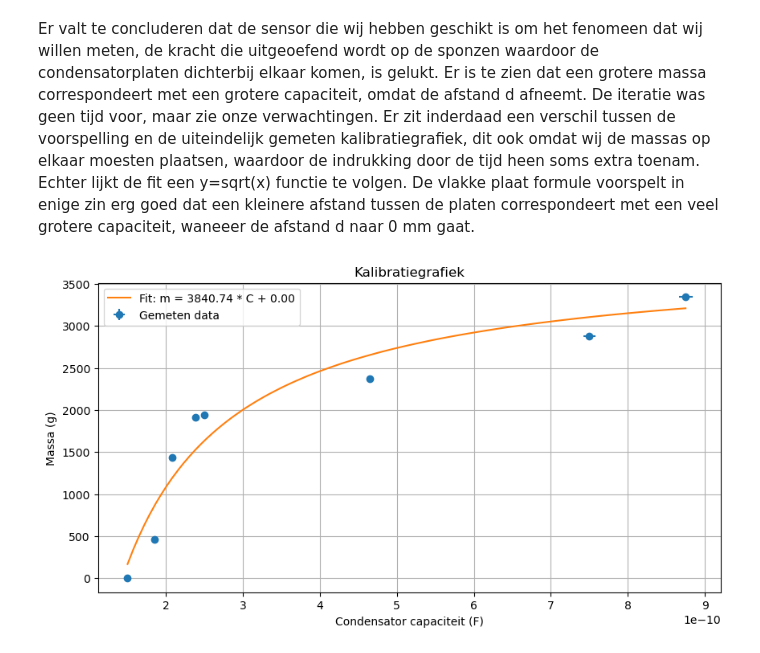
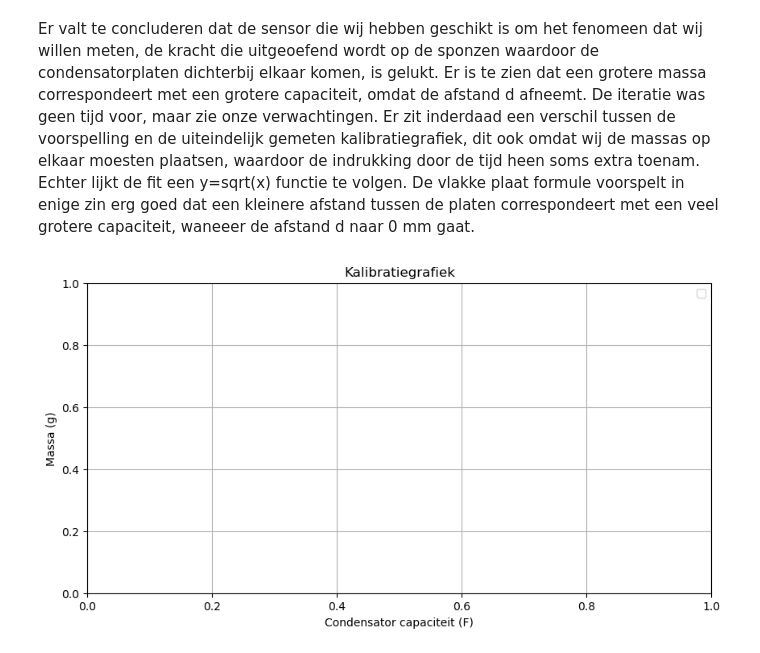
Before and after one commit to wpfPeutz/opdrachten-DEF-D, a Jupyter notebook: FysiekeOntwerpopdrachten/2OntwerpEenSensorCondensator/DEFOntwerpopdracht2OntwerpEenSensorInvulTemplate.ipynb, the cells around one changed output. Cells and saved outputs as stored; diff of their text form; code cells hidden in the pictures.

```diff
--- a/FysiekeOntwerpopdrachten/2OntwerpEenSensorCondensator/DEFOntwerpopdracht2OntwerpEenSensorInvulTemplate.ipynb
+++ b/FysiekeOntwerpopdrachten/2OntwerpEenSensorCondensator/DEFOntwerpopdracht2OntwerpEenSensorInvulTemplate.ipynb
@@ -114,3 +114,32 @@ print(np.mean(functieNaam(oppervlakte_test, d, diëlektrische_constante_test)*1e
 5.902791878 pF
 177.08375634 pF
 25.27800529184836 pF
+# %%
+import numpy as np
+import matplotlib.pyplot as plt
+
+epsilon_0 = 8.854187817e-12
+epsilon_r = 1.0
+S = 0.01
+w = 0.1
+z0 = 0.015       # 15 mm startafstand
+k = 4.335e-6     # Geschatte samendrukking in m/g
+
+m = np.linspace(0, 3345, 100)
+d = z0 - k * m   # De afstand d als functie van massa m
+
+b = d / w
+C0 = (epsilon_0 * epsilon_r * S) / d
+C_theory = C0 * (1 + 2.343 * (b**0.891))
+
+# Plotten
+plt.figure(figsize=(10, 6))
+plt.plot(C_theory * 1e12, m, 'r-', label='Theoretisch Model (incl. Edge Effect)')
+plt.xlabel("Capaciteit (pF)")
+plt.ylabel("Massa (g)")
+plt.title("Theoretische Kalibratiegrafiek: Massa als functie van Capaciteit")
+plt.grid(True, linestyle='--', alpha=0.7)
+plt.legend()
+plt.show()
+
+print(f"Theoretisch bereik: {min(C_theory*1e12):.2f} pF tot {max(C_theory*1e12):.2f} pF")
@@ -322,31 +354,30 @@ Er valt te concluderen dat de sensor die wij hebben geschikt is om het fenomeen
 # %%
 # Plot hier je gemeten kalibratiegrafiek en plot in dezelfde figuur ook je verwachte ontwerpgrafiek.
 from scipy.optimize import curve_fit
 m1= 973.3
 m2=972.2
 m3= 938.1
 m4= 461.3
 m = np.array([0, m4,m1+m4,m1+m3,m1+m2,m1+m3+m4,m1+m2+m3,m1+m2+m3+m4])
 C = np.array([150,185,208, 238, 250, 465, 750, 875])*1e-12
 
 
 
 def fitfunctie(C, a, b):
     return a-b/C
 curve_fit(fitfunctie, C, m)
 popt, pcov = curve_fit(fitfunctie, C, m)
 a_fit, b_fit = popt
 x_fit = np.linspace(np.min(C), np.max(C), 100)
 y_fit = fitfunctie(x_fit, a_fit, b_fit)
 
 plt.figure(figsize=(10, 5))
-plt.errorbar(C, m, yerr=0.5, xerr=0.01*C, fmt='o', label='Gemeten data')
-plt.plot(x_fit, y_fit, '-', label=f'Fit: m = {a_fit:.2f} * C + {b_fit:.2f}')
+
 plt.xlabel("Condensator capaciteit (F)")
 plt.ylabel("Massa (g)")
 plt.title("Kalibratiegrafiek")
 plt.grid()
 plt.legend()
 plt.show()
 # %% [output]
-[figure, old version]
+[figure, new version]
```
Also changed, not shown: parts of 2 cells of this notebook, 5 other files.
